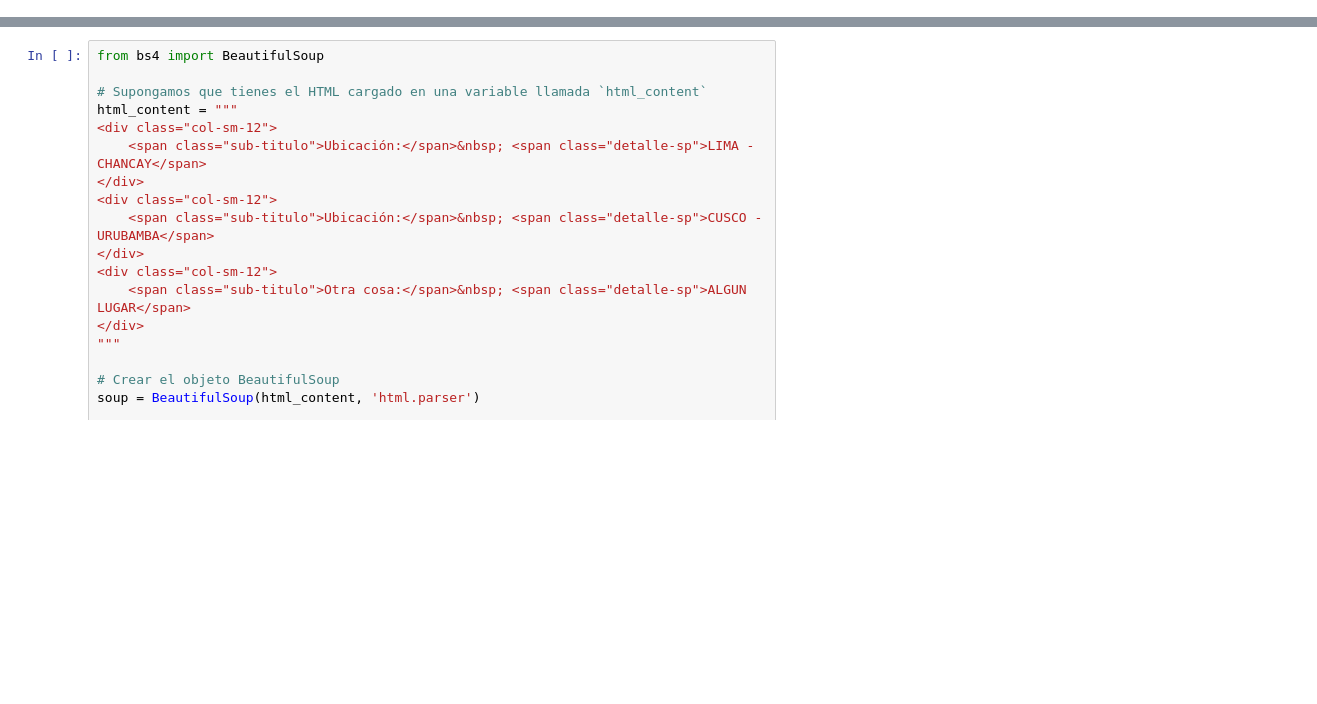
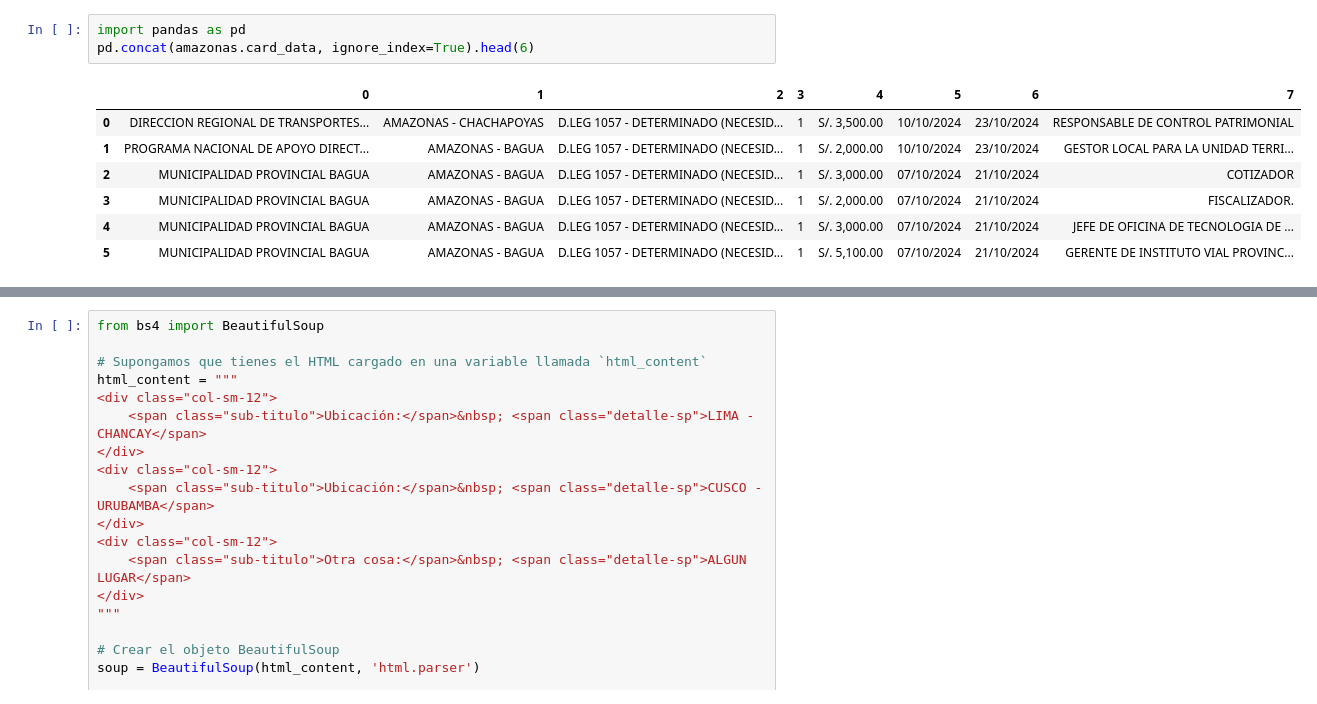
Before and after one commit to TJhon/talento_peru_jobs, a Jupyter notebook: read.ipynb, the cells around one changed output, grey strips where cells are left out. Cells and saved outputs as stored; diff of their text form; blank space fills up the shorter version.

```diff
--- a/read.ipynb
+++ b/read.ipynb
@@ -72,0 +21,11 @@ PIURA
+# %%
+import pandas as pd
+pd.concat(amazonas.card_data, ignore_index=True).head(6)
+# %% [output]
+|  | 0 | 1 | 2 | 3 | 4 | 5 | 6 | 7 |
+| 0 | DIRECCION REGIONAL DE TRANSPORTES... | AMAZONAS - CHACHAPOYAS | D.LEG 1057 - DETERMINADO (NECESID... | 1 | S/. 3,500.00 | 10/10/2024 | 23/10/2024 | RESPONSABLE DE CONTROL PATRIMONIAL |
+| 1 | PROGRAMA NACIONAL DE APOYO DIRECT... | AMAZONAS - BAGUA | D.LEG 1057 - DETERMINADO (NECESID... | 1 | S/. 2,000.00 | 10/10/2024 | 23/10/2024 | GESTOR LOCAL PARA LA UNIDAD TERRI... |
+| 2 | MUNICIPALIDAD PROVINCIAL BAGUA | AMAZONAS - BAGUA | D.LEG 1057 - DETERMINADO (NECESID... | 1 | S/. 3,000.00 | 07/10/2024 | 21/10/2024 | COTIZADOR |
+| 3 | MUNICIPALIDAD PROVINCIAL BAGUA | AMAZONAS - BAGUA | D.LEG 1057 - DETERMINADO (NECESID... | 1 | S/. 2,000.00 | 07/10/2024 | 21/10/2024 | FISCALIZADOR. |
+| 4 | MUNICIPALIDAD PROVINCIAL BAGUA | AMAZONAS - BAGUA | D.LEG 1057 - DETERMINADO (NECESID... | 1 | S/. 3,000.00 | 07/10/2024 | 21/10/2024 | JEFE DE OFICINA DE TECNOLOGIA DE ... |
+| 5 | MUNICIPALIDAD PROVINCIAL BAGUA | AMAZONAS - BAGUA | D.LEG 1057 - DETERMINADO (NECESID... | 1 | S/. 5,100.00 | 07/10/2024 | 21/10/2024 | GERENTE DE INSTITUTO VIAL PROVINC... |
```
Also changed, not shown: parts of 5 cells of this notebook, 5 other files.
